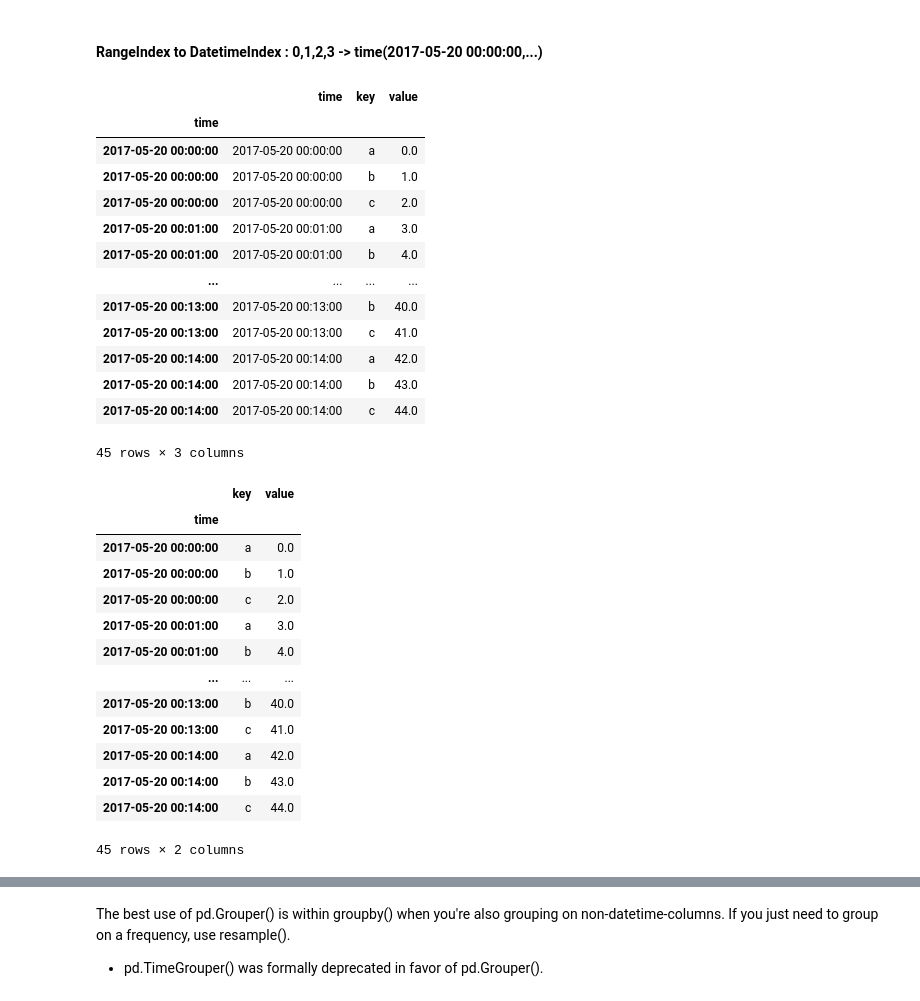
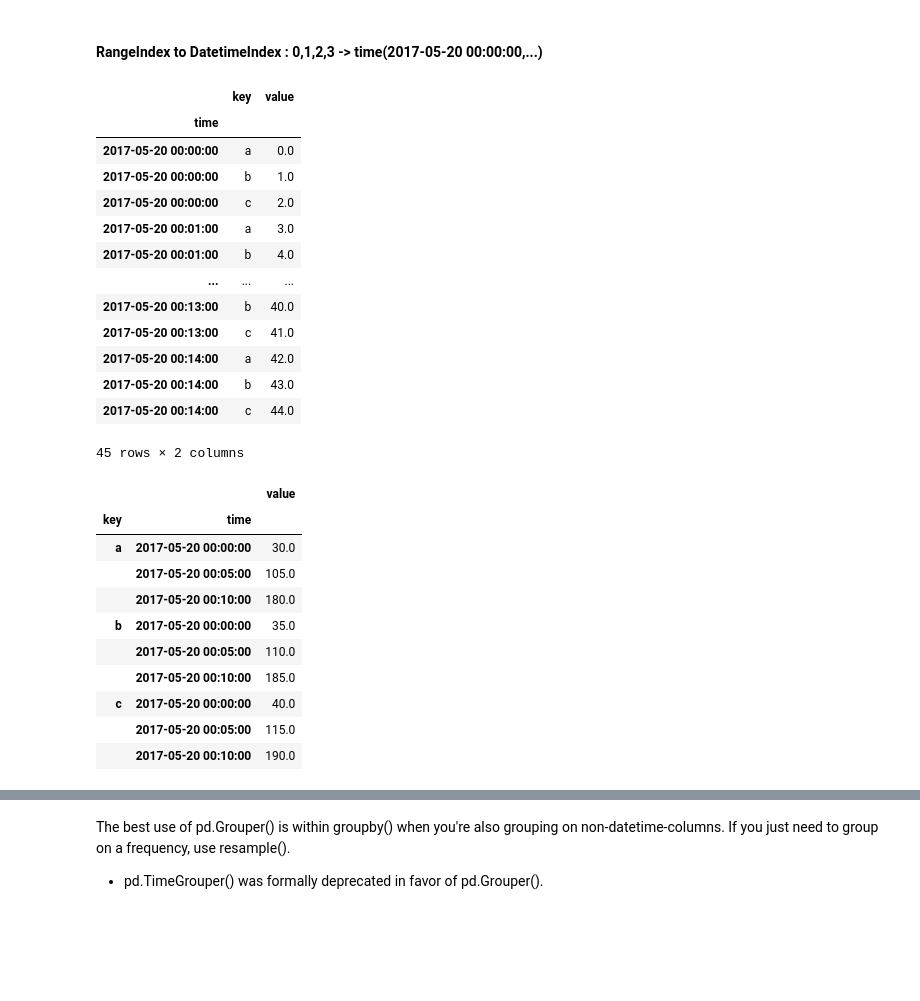
Before and after one commit to blockchain99/data_analysis, a Jupyter notebook: ch12-Copy1.ipynb, the cells around one changed output, grey strips where cells are left out. Cells and saved outputs as stored; diff of their text form; code cells hidden in the pictures; blank space fills up the shorter version.

```diff
--- a/ch12-Copy1.ipynb
+++ b/ch12-Copy1.ipynb
@@ -756,42 +765,42 @@ RangeIndex(start=0, stop=45, step=1)
 # %%
 #test
 #RangeIndex to DatetimeIndex : 0,1,2,3 -> time(2017-05-20 00:00:00,...)
-newdf2 = df2.set_index(pd.to_datetime(df2['time']))
+# newdf2 = df2.set_index(pd.to_datetime(df2['time'])) #no need to convert to datatime, already datetime64..
+newdf2 = df2.set_index('time')
+
 newdf2
 # %% [output]
-|  | time | key | value |
-| time |  |  |  |
-| 2017-05-20 00:00:00 | 2017-05-20 00:00:00 | a | 0.0 |
-| 2017-05-20 00:00:00 | 2017-05-20 00:00:00 | b | 1.0 |
-| 2017-05-20 00:00:00 | 2017-05-20 00:00:00 | c | 2.0 |
-| 2017-05-20 00:01:00 | 2017-05-20 00:01:00 | a | 3.0 |
-| 2017-05-20 00:01:00 | 2017-05-20 00:01:00 | b | 4.0 |
-| ... | ... | ... | ... |
-| 2017-05-20 00:13:00 | 2017-05-20 00:13:00 | b | 40.0 |
-| 2017-05-20 00:13:00 | 2017-05-20 00:13:00 | c | 41.0 |
-| 2017-05-20 00:14:00 | 2017-05-20 00:14:00 | a | 42.0 |
-| 2017-05-20 00:14:00 | 2017-05-20 00:14:00 | b | 43.0 |
-| 2017-05-20 00:14:00 | 2017-05-20 00:14:00 | c | 44.0 |
+|  | key | value |
+| time |  |  |
+| 2017-05-20 00:00:00 | a | 0.0 |
+| 2017-05-20 00:00:00 | b | 1.0 |
+| 2017-05-20 00:00:00 | c | 2.0 |
+| 2017-05-20 00:01:00 | a | 3.0 |
+| 2017-05-20 00:01:00 | b | 4.0 |
+| ... | ... | ... |
+| 2017-05-20 00:13:00 | b | 40.0 |
+| 2017-05-20 00:13:00 | c | 41.0 |
+| 2017-05-20 00:14:00 | a | 42.0 |
+| 2017-05-20 00:14:00 | b | 43.0 |
+| 2017-05-20 00:14:00 | c | 44.0 |
-45 rows × 3 columns
+45 rows × 2 columns
 # %%
-# newdf2.drop('time', axis=1, inplace=True) #once excuted, no need to do it again.
-newdf2
+# newdf2.drop('time', axis=1, inplace=True) #once excuted, no again.: newdf2 = df2.set_index(pd.to_datetime(df2['time']))
+# newdf2
-# %% [output]
-|  | key | value |
-| time |  |  |
-| 2017-05-20 00:00:00 | a | 0.0 |
-| 2017-05-20 00:00:00 | b | 1.0 |
-| 2017-05-20 00:00:00 | c | 2.0 |
-| 2017-05-20 00:01:00 | a | 3.0 |
-| 2017-05-20 00:01:00 | b | 4.0 |
-| ... | ... | ... |
-| 2017-05-20 00:13:00 | b | 40.0 |
-| 2017-05-20 00:13:00 | c | 41.0 |
-| 2017-05-20 00:14:00 | a | 42.0 |
-| 2017-05-20 00:14:00 | b | 43.0 |
-| 2017-05-20 00:14:00 | c | 44.0 |
-45 rows × 2 columns
 # %%
-newdf2.groupby([pd.Grouper(freq='5min'), 'time']).sum()
+resampled  = newdf2.groupby(['key', pd.Grouper(freq='5min')]).sum()
+resampled
+# %% [output]
+|  |  | value |
+| key | time |  |
+| a | 2017-05-20 00:00:00 | 30.0 |
+|  | 2017-05-20 00:05:00 | 105.0 |
+|  | 2017-05-20 00:10:00 | 180.0 |
+| b | 2017-05-20 00:00:00 | 35.0 |
+|  | 2017-05-20 00:05:00 | 110.0 |
+|  | 2017-05-20 00:10:00 | 185.0 |
+| c | 2017-05-20 00:00:00 | 40.0 |
+|  | 2017-05-20 00:05:00 | 115.0 |
+|  | 2017-05-20 00:10:00 | 190.0 |
 # %% [markdown]
 * pd.TimeGrouper() was formally deprecated
```
Also changed, not shown: parts of 4 cells of this notebook, 1 other file.
